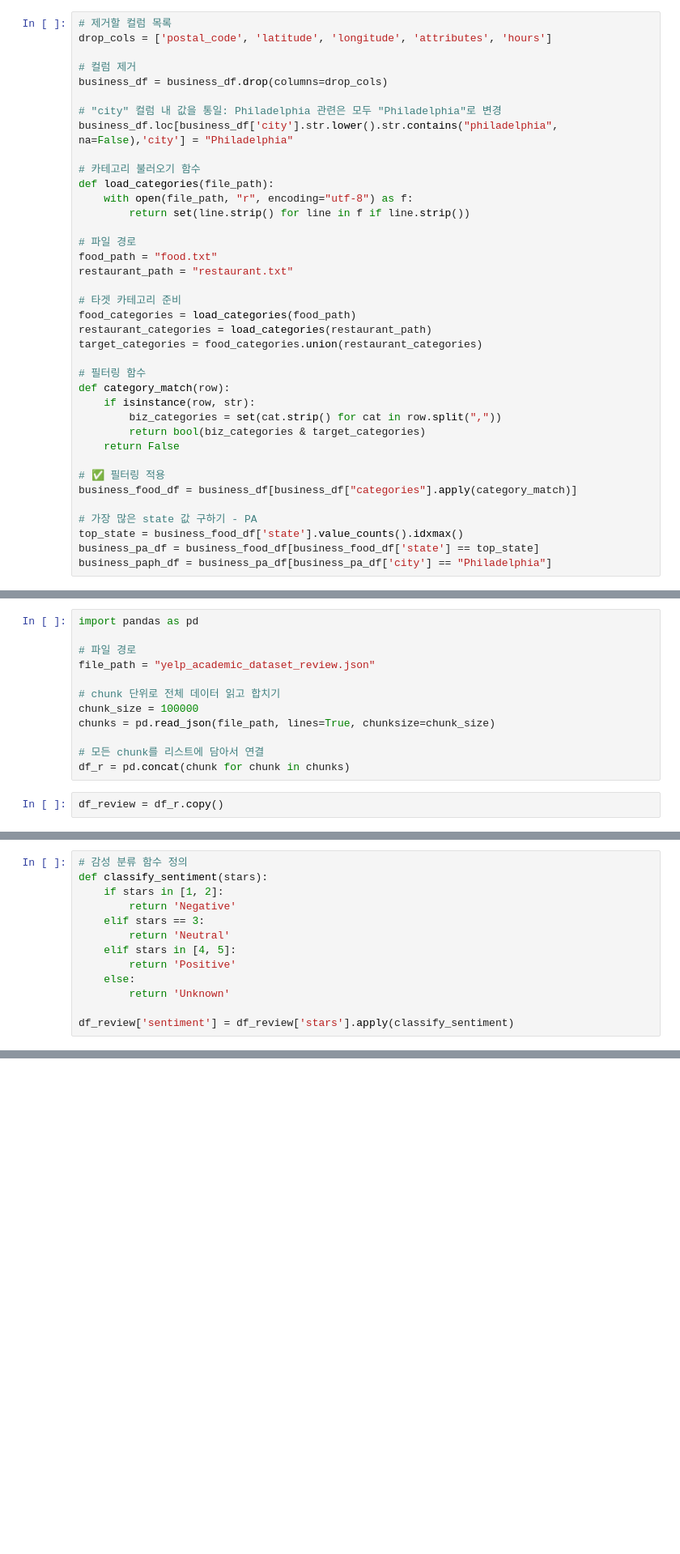
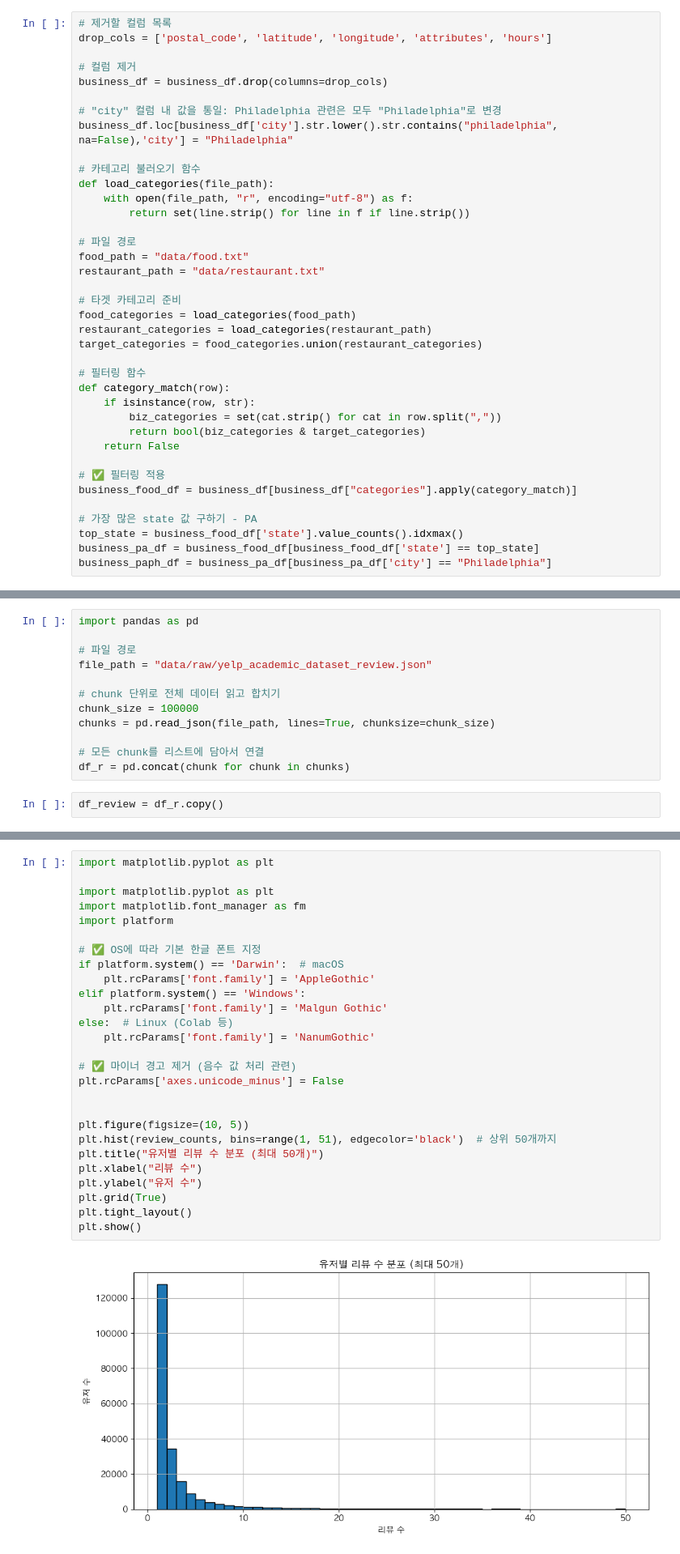
Before and after one commit to kshLithium/Gourmet-with-GeminiEmbedding, a Jupyter notebook: step1.ipynb, the cells around one changed output, grey strips where cells are left out. Shown: that part at 81% size. Cells and saved outputs as stored; diff of their text form; blank space fills up the shorter version.

Commit message:
dataset 재확인 필요

```diff
--- a/step1.ipynb
+++ b/step1.ipynb
@@ -29,8 +30,8 @@ def load_categories(file_path):
         return set(line.strip() for line in f if line.strip())
 
 # 파일 경로
-food_path = "food.txt"
-restaurant_path = "restaurant.txt"
+food_path = "data/food.txt"
+restaurant_path = "data/restaurant.txt"
 
 # 타겟 카테고리 준비
 food_categories = load_categories(food_path)
@@ -69,7 +115,7 @@ print(f"✅ 총 {len(business_paph_df)}개 항목이 '{output_path}'에 저장
 import pandas as pd
 
 # 파일 경로
-file_path = "yelp_academic_dataset_review.json"
+file_path = "data/raw/yelp_academic_dataset_review.json"
 
 # chunk 단위로 전체 데이터 읽고 합치기
 chunk_size = 100000
@@ -91,16 +137,3 @@ df_review = df_review[df_review["business_id"].isin(business_ids)]
 
 # funny와 cool 컬럼 제거
 df_review = df_review.drop(columns=["funny", "cool"])
-# %%
-# 감성 분류 함수 정의
-def classify_sentiment(stars):
-    if stars in [1, 2]:
-        return 'Negative'
-    elif stars == 3:
-        return 'Neutral'
-    elif stars in [4, 5]:
-        return 'Positive'
-    else:
-        return 'Unknown'
-
-df_review['sentiment'] = df_review['stars'].apply(classify_sentiment)
@@ -164,0 +322,29 @@ df_user = df_user[df_user['user_id'].isin(user_ids_5plus)]
+# %%
+import matplotlib.pyplot as plt
+
+import matplotlib.pyplot as plt
+import matplotlib.font_manager as fm
+import platform
+
+# ✅ OS에 따라 기본 한글 폰트 지정
+if platform.system() == 'Darwin':  # macOS
+    plt.rcParams['font.family'] = 'AppleGothic'
+elif platform.system() == 'Windows':
+    plt.rcParams['font.family'] = 'Malgun Gothic'
+else:  # Linux (Colab 등)
+    plt.rcParams['font.family'] = 'NanumGothic'
+
+# ✅ 마이너 경고 제거 (음수 값 처리 관련)
+plt.rcParams['axes.unicode_minus'] = False
+
+
+plt.figure(figsize=(10, 5))
+plt.hist(review_counts, bins=range(1, 51), edgecolor='black')  # 상위 50개까지
+plt.title("유저별 리뷰 수 분포 (최대 50개)")
+plt.xlabel("리뷰 수")
+plt.ylabel("유저 수")
+plt.grid(True)
+plt.tight_layout()
+plt.show()
+# %% [output]
+[figure, added]
```
Also changed, not shown: parts of 18 cells of this notebook.
